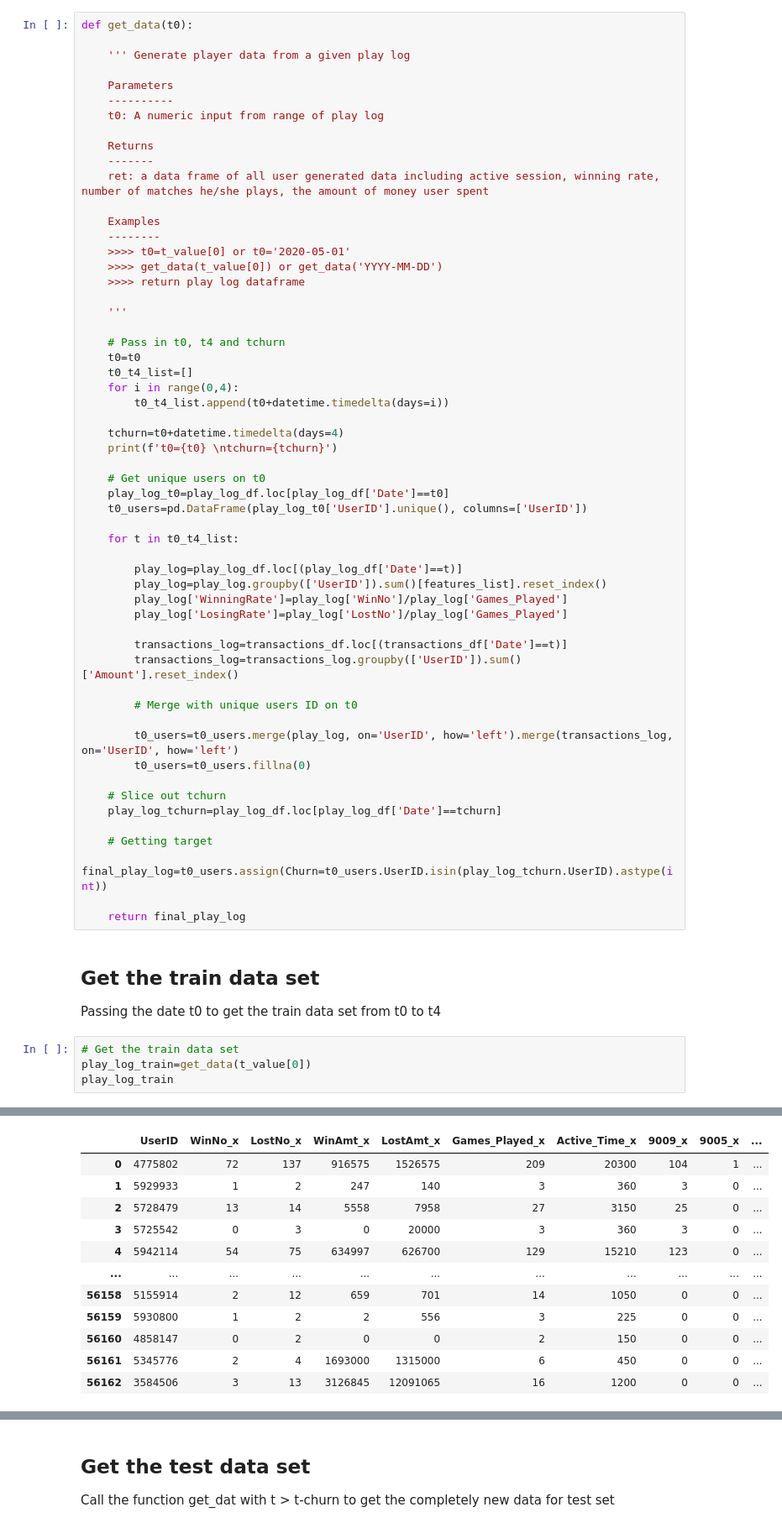
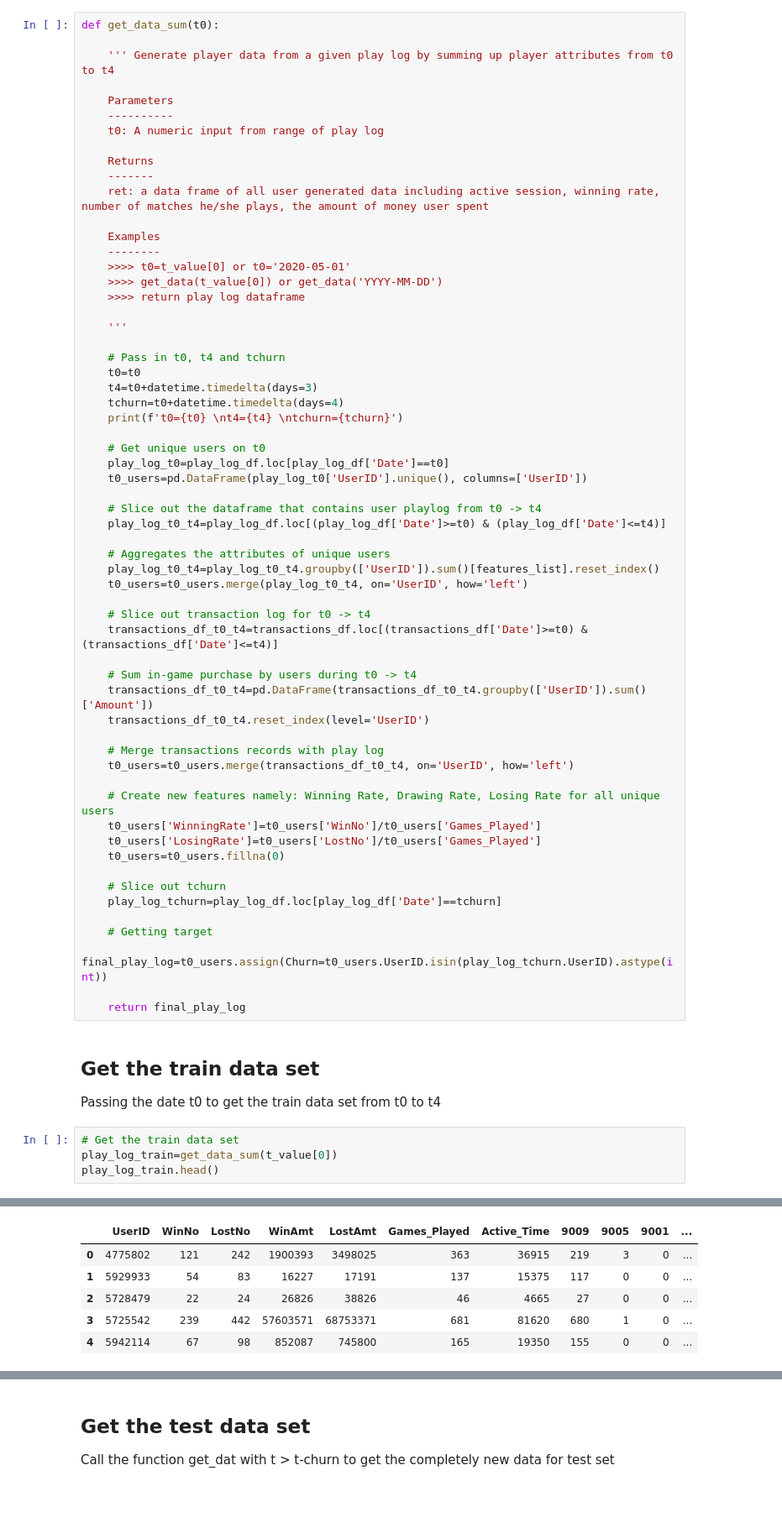
Before and after one commit to lechiben/churn-ltv-prediction, a Jupyter notebook: Churn Rate Prediction.ipynb, the cells around one changed output, grey strips where cells are left out. Shown at 84% size. Cells and saved outputs as stored; diff of their text form; blank space fills up the shorter version.

```diff
--- a/Churn Rate Prediction.ipynb
+++ b/Churn Rate Prediction.ipynb
@@ -416,9 +427,9 @@ The data set can have t0 can start from: 2020-05-01 00:00:00, to: 2020-05-09 00:
 # %% [markdown]
 ## Create a function to get data from play log
 # %%
-def get_data(t0):
+def get_data_sum(t0):
 
-    ''' Generate player data from a given play log
+    ''' Generate player data from a given play log by summing up player attributes from t0 to t4
 
     Parameters
     ----------
@@ -438,31 +449,35 @@ def get_data(t0):
 
     # Pass in t0, t4 and tchurn
     t0=t0
-    t0_t4_list=[]
-    for i in range(0,4):
-        t0_t4_list.append(t0+datetime.timedelta(days=i))
-
+    t4=t0+datetime.timedelta(days=3)
     tchurn=t0+datetime.timedelta(days=4)
-    print(f't0={t0} \ntchurn={tchurn}')
+    print(f't0={t0} \nt4={t4} \ntchurn={tchurn}')
 
     # Get unique users on t0
     play_log_t0=play_log_df.loc[play_log_df['Date']==t0]
     t0_users=pd.DataFrame(play_log_t0['UserID'].unique(), columns=['UserID'])
 
-    for t in t0_t4_list:
+    # Slice out the dataframe that contains user playlog from t0 -> t4
+    play_log_t0_t4=play_log_df.loc[(play_log_df['Date']>=t0) & (play_log_df['Date']<=t4)]
 
-        play_log=play_log_df.loc[(play_log_df['Date']==t)]
-        play_log=play_log.groupby(['UserID']).sum()[features_list].reset_index()
-        play_log['WinningRate']=play_log['WinNo']/play_log['Games_Played']
-        play_log['LosingRate']=play_log['LostNo']/play_log['Games_Played']
+    # Aggregates the attributes of unique users
+    play_log_t0_t4=play_log_t0_t4.groupby(['UserID']).sum()[features_list].reset_index()
+    t0_users=t0_users.merge(play_log_t0_t4, on='UserID', how='left')
 
-        transactions_log=transactions_df.loc[(transactions_df['Date']==t)]
-        transactions_log=transactions_log.groupby(['UserID']).sum()['Amount'].reset_index()
+    # Slice out transaction log for t0 -> t4
+    transactions_df_t0_t4=transactions_df.loc[(transactions_df['Date']>=t0) & (transactions_df['Date']<=t4)]
 
-        # Merge with unique users ID on t0
+    # Sum in-game purchase by users during t0 -> t4
+    transactions_df_t0_t4=pd.DataFrame(transactions_df_t0_t4.groupby(['UserID']).sum()['Amount'])
+    transactions_df_t0_t4.reset_index(level='UserID')
 
-        t0_users=t0_users.merge(play_log, on='UserID', how='left').merge(transactions_log, on='UserID', how='left')
-        t0_users=t0_users.fillna(0)
+    # Merge transactions records with play log
+    t0_users=t0_users.merge(transactions_df_t0_t4, on='UserID', how='left')
+
+    # Create new features namely: Winning Rate, Drawing Rate, Losing Rate for all unique users
+    t0_users['WinningRate']=t0_users['WinNo']/t0_users['Games_Played']
+    t0_users['LosingRate']=t0_users['LostNo']/t0_users['Games_Played']
+    t0_users=t0_users.fillna(0)
 
     # Slice out tchurn
     play_log_tchurn=play_log_df.loc[play_log_df['Date']==tchurn]
@@ -477,7 +492,7 @@ def get_data(t0):
 Passing the date t0 to get the train data set from t0 to t4
 # %%
 # Get the train data set
-play_log_train=get_data(t_value[0])
-play_log_train
+play_log_train=get_data_sum(t_value[0])
+play_log_train.head()
 # %% [output]
 t0=2020-05-01 00:00:00
@@ -484,13 +500,7 @@ t0=2020-05-01 00:00:00
 tchurn=2020-05-05 00:00:00
-|  | UserID | WinNo_x | LostNo_x | WinAmt_x | LostAmt_x | Games_Played_x | Active_Time_x | 9009_x | 9005_x | ... |
-| 0 | 4775802 | 72 | 137 | 916575 | 1526575 | 209 | 20300 | 104 | 1 | ... |
-| 1 | 5929933 | 1 | 2 | 247 | 140 | 3 | 360 | 3 | 0 | ... |
-| 2 | 5728479 | 13 | 14 | 5558 | 7958 | 27 | 3150 | 25 | 0 | ... |
-| 3 | 5725542 | 0 | 3 | 0 | 20000 | 3 | 360 | 3 | 0 | ... |
-| 4 | 5942114 | 54 | 75 | 634997 | 626700 | 129 | 15210 | 123 | 0 | ... |
-| ... | ... | ... | ... | ... | ... | ... | ... | ... | ... | ... |
-| 56158 | 5155914 | 2 | 12 | 659 | 701 | 14 | 1050 | 0 | 0 | ... |
-| 56159 | 5930800 | 1 | 2 | 2 | 556 | 3 | 225 | 0 | 0 | ... |
-| 56160 | 4858147 | 0 | 2 | 0 | 0 | 2 | 150 | 0 | 0 | ... |
-| 56161 | 5345776 | 2 | 4 | 1693000 | 1315000 | 6 | 450 | 0 | 0 | ... |
-| 56162 | 3584506 | 3 | 13 | 3126845 | 12091065 | 16 | 1200 | 0 | 0 | ... |
+|  | UserID | WinNo | LostNo | WinAmt | LostAmt | Games_Played | Active_Time | 9009 | 9005 | 9001 | ... |
+| 0 | 4775802 | 121 | 242 | 1900393 | 3498025 | 363 | 36915 | 219 | 3 | 0 | ... |
+| 1 | 5929933 | 54 | 83 | 16227 | 17191 | 137 | 15375 | 117 | 0 | 0 | ... |
+| 2 | 5728479 | 22 | 24 | 26826 | 38826 | 46 | 4665 | 27 | 0 | 0 | ... |
+| 3 | 5725542 | 239 | 442 | 57603571 | 68753371 | 681 | 81620 | 680 | 1 | 0 | ... |
+| 4 | 5942114 | 67 | 98 | 852087 | 745800 | 165 | 19350 | 155 | 0 | 0 | ... |
```
Also changed, not shown: parts of 52 cells of this notebook.
